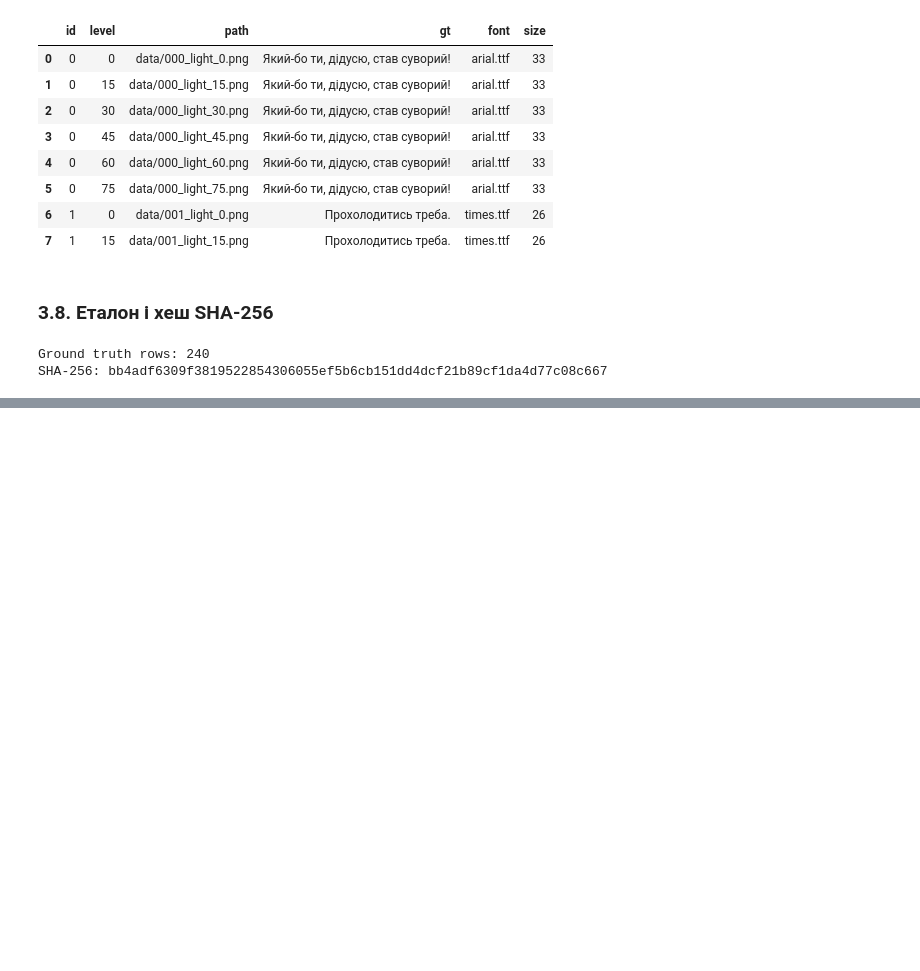
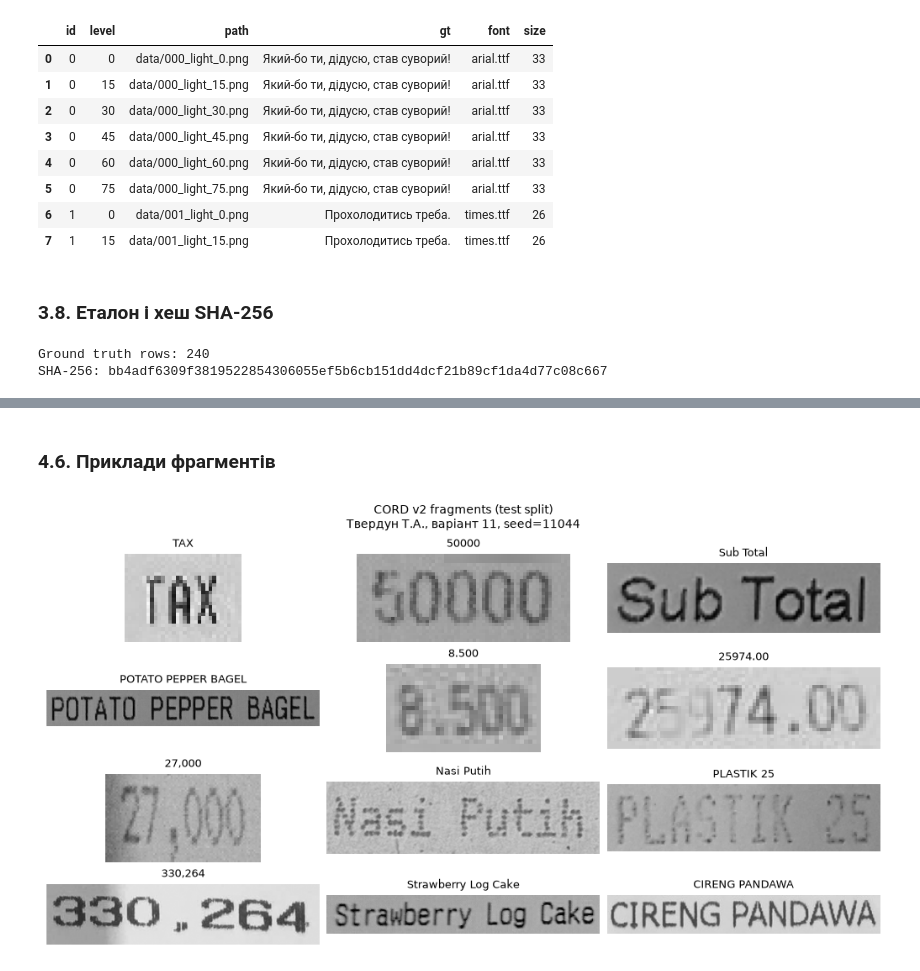
Before and after one commit to TanyaTverdun/AI_lab3_text_recognition, a Jupyter notebook: lab3.ipynb, the cells around one changed output, grey strips where cells are left out. Saved outputs shown, nothing was run; the diff lists cells and outputs as text; code cells hidden in the pictures; blank space fills up the shorter version.

```diff
--- a/lab3.ipynb
+++ b/lab3.ipynb
@@ -263,0 +305,10 @@ SHA-256: bb4adf6309f3819522854306055ef5b6cb151dd4dcf21b89cf1da4d77c08c667
+# %%
+gt = json.loads(cord[0]["ground_truth"])
+print("Keys:", list(gt.keys()))
+print("Annotated lines:", len(gt["valid_line"]))
+
+for j, line in enumerate(gt["valid_line"]):
+    line_text = " ".join(w["text"] for w in line["words"])
+    print(j, line["category"], "|", line_text)
+
+print(gt["valid_line"][1]["words"][0])
@@ -263,0 +402,20 @@ SHA-256: bb4adf6309f3819522854306055ef5b6cb151dd4dcf21b89cf1da4d77c08c667
+# %%
+N_CORD = 150
+idx = rng.choice(len(frags), size=N_CORD, replace=False)
+sample = frags.iloc[np.sort(idx)].reset_index(drop=True)
+sample["path"] = [f"data/cord/{r:03d}_{j:02d}_{k}.png"
+                  for r, j, k in zip(sample["receipt"], sample["line"], sample["seg"])]
+
+os.makedirs("data/cord", exist_ok=True)
+for r, group in sample.groupby("receipt"):
+    photo = cord[int(r)]["image"].convert("L")
+    for row in group.itertuples():
+        pad = max(2, round(0.1 * (row.y1 - row.y0)))
+        crop = photo.crop((max(0, row.x0 - pad), max(0, row.y0 - pad),
+                           min(photo.width, row.x1 + pad), min(photo.height, row.y1 + pad)))
+        crop.save(row.path)
+
+sample.to_csv("data/cord_ground_truth.csv", index=False, lineterminator="\n")
+print("CORD fragments saved:", len(sample))
+print("Receipts used:", sample["receipt"].nunique())
+sample.head()
@@ -263,0 +431,16 @@ SHA-256: bb4adf6309f3819522854306055ef5b6cb151dd4dcf21b89cf1da4d77c08c667
+# %% [markdown]
+### 4.6. Приклади фрагментів
+# %%
+show = sample.iloc[::12].head(12)
+
+fig, axes = plt.subplots(4, 3, figsize=(10, 5.5), layout="constrained")
+for ax, row in zip(axes.flat, show.itertuples()):
+    img = cv2.imread(row.path, cv2.IMREAD_GRAYSCALE)
+    ax.imshow(img, cmap="gray", vmin=0, vmax=255)
+    ax.set_title(row.gt, fontsize=9)
+    ax.axis("off")
+fig.suptitle(f"CORD v2 fragments (test split)\n{STUDENT}, варіант {VARIANT}, seed={SEED}", fontsize=10)
+fig.savefig("figures/fig_cord_samples.png", dpi=150, bbox_inches="tight")
+plt.show()
+# %% [output]
+[figure, added]
```
Also changed, not shown: parts of 12 cells of this notebook.
